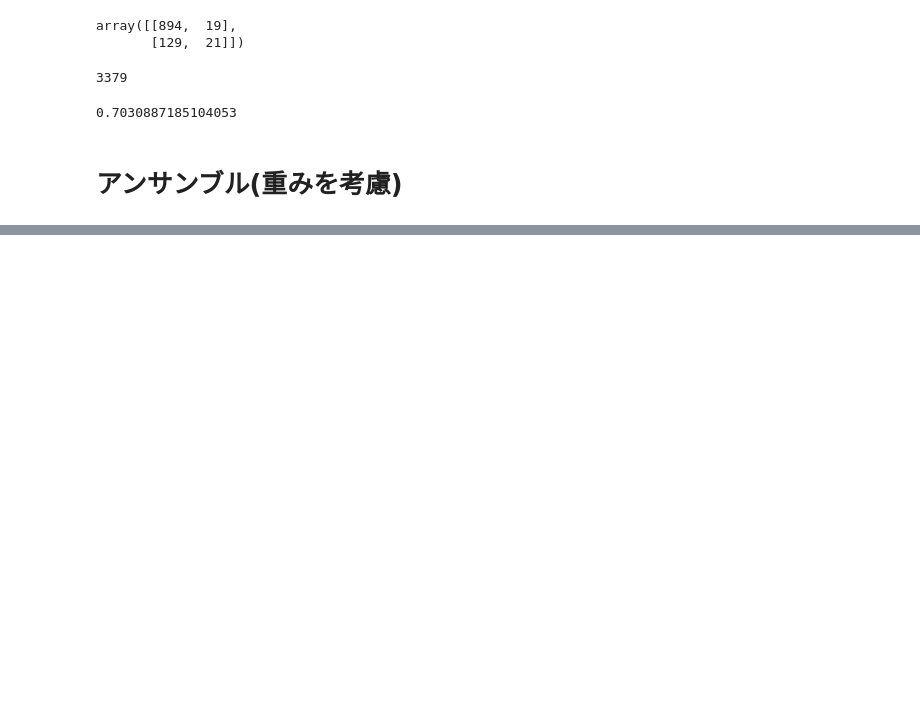
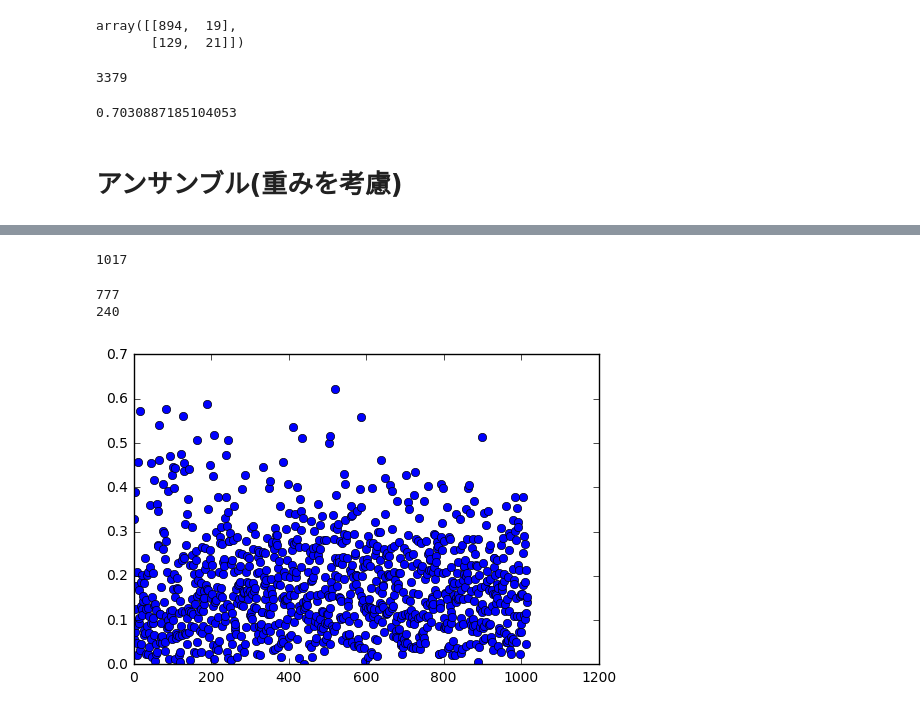
Before and after one commit to suger0316/aiful, a Jupyter notebook: アイフル/ハッカソン_01比率を揃える.ipynb, the cells around one changed output, grey strips where cells are left out. Drawn from its saved outputs; the diff is of its cells as text; code cells hidden in the pictures; blank space fills up the shorter version.

```diff
--- a/アイフル/ハッカソン_01比率を揃える.ipynb
+++ b/アイフル/ハッカソン_01比率を揃える.ipynb
@@ -536,0 +683,3 @@ auc(precision, recall)
+# %%
+submit_test_df = submit_df.drop(['offer_date', 'birth'], axis=1)
+submit_test_df.head()
@@ -536,0 +694,27 @@ auc(precision, recall)
+# %%
+#trainとtestに分割
+#train_df, test_df = train_test_split(df, test_size = 0.1, random_state=0)
+#train_X = train_df.drop('month12_jiko',axis=1)
+submit_test_X = submit_test_df.drop('month12_jiko',axis=1)
+#train_y = train_df['month12_jiko']
+submit_test_y = submit_test_df['month12_jiko']
+# %%
+rf_submit_y_reg = rf_reg.predict(submit_test_X)
+
+bgm_submit_y_reg_array = model_reg.predict(submit_test_X)
+bgm_submit_y_reg = []
+for i in bgm_submit_y_reg_array:
+    if i >= 0:
+        bgm_submit_y_reg.append(i)
+    elif i < 0:
+        bgm_submit_y_reg.append(0)
+bgm_submit_y_reg = np.array(bgm_submit_y_reg)
+
+xgb_submit_y_reg_array = xgb_reg.predict(np.array(submit_test_X))
+xgb_submit_y_reg = []
+for i in xgb_submit_y_reg_array:
+    if i >= 0:
+        xgb_submit_y_reg.append(i)
+    elif i < 0:
+        xgb_submit_y_reg.append(0)
+xgb_submit_y_reg = np.array(xgb_submit_y_reg)
@@ -536,0 +724,2 @@ auc(precision, recall)
+# %%
+submit_y_reg = (acu_rf*rf_submit_y_reg + acu_bgm*bgm_submit_y_reg + acu_xgb*xgb_submit_y_reg) / sum_acu
@@ -536,0 +735,16 @@ auc(precision, recall)
+# %%
+len(binary_submit_y_reg)
+# %% [output]
+1017
+# %%
+print(binary_submit_y_reg.count(0))
+print(binary_submit_y_reg.count(1))
+# %% [output]
+777
+240
+# %%
+plt.figure()
+plt.plot(list(submit_y_reg), 'o')
+plt.show()
+# %% [output]
+[figure, added]
```
Also changed, not shown: parts of 56 cells of this notebook, 3 other files.
